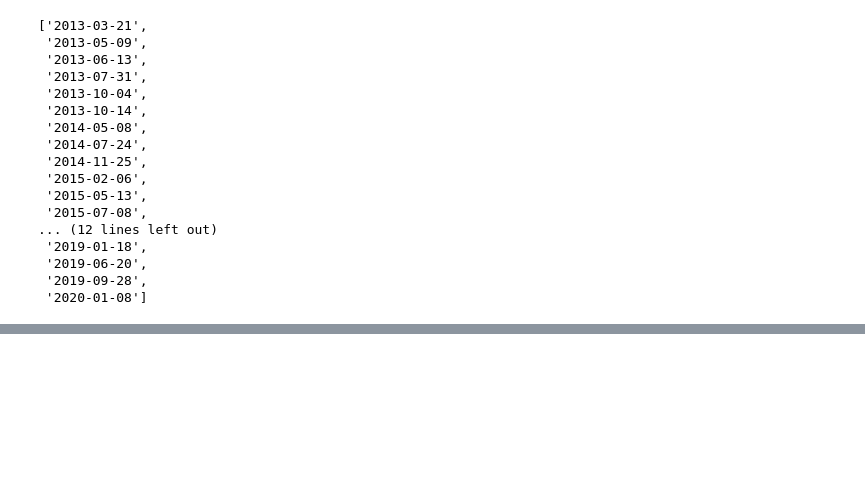
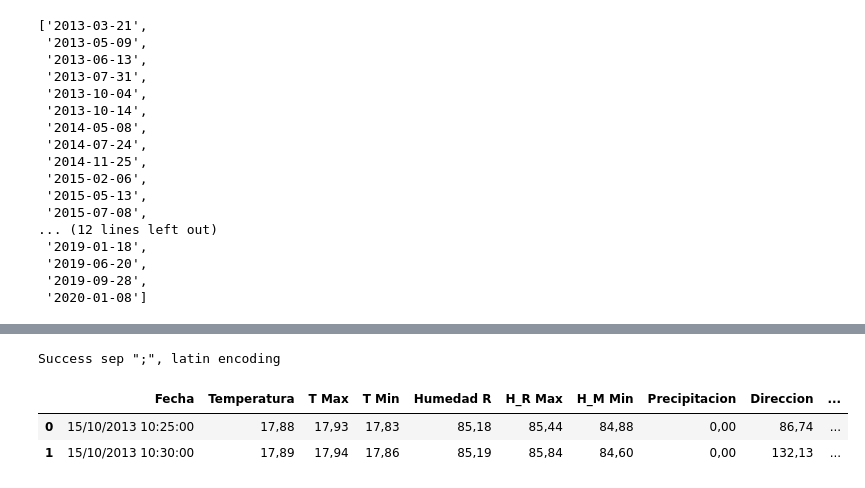
Before and after one commit to tamaramegan/frost_prediction_ml, a Jupyter notebook: Explore_data.ipynb, the cells around one changed output, grey strips where cells are left out. Drawn from its saved outputs; the diff is of its cells as text; code cells hidden in the pictures; blank space fills up the shorter version.

```diff
--- a/Explore_data.ipynb
+++ b/Explore_data.ipynb
@@ -171,3 +157,0 @@ str_dates
-# %%
-zf = zipfile.ZipFile(f'{ziplist[0]}')
-df = pd.read_csv(zf.open(zip.namelist()[0]),sep = ';')
@@ -187,0 +186,24 @@ df.head()
+# %%
+def read_meteo_csv(zf, file):
+    try:
+        df = pd.read_csv(zf.open(file),header=None, encoding = 'latin-1')
+        print('Success regular csv, no header, latin encoding')
+    except:
+        try:
+            df = pd.read_csv(zf.open(file), sep = ';', encoding = 'latin-1')
+            if len(df.columns) == 1:
+                df = df[df.columns[0]].str.split(',',expand=True)
+                df = df.iloc[1:]
+            print('Success sep ";", latin encoding')
+        except:
+            print('Failed')
+
+    ## Detect and elminate empty columns- incluiding columns with low number of values (<1% of file)
+    df = df.replace('', np.nan)
+    empty_cols = [col for col in df.columns if df[col].isnull().all() or round(df[col].isnull().value_counts()[0]/len(df[col]),2) < 0.01]
+    df.drop(empty_cols,
+        axis=1,
+        inplace=True)
+    if len(df.columns)==5:
+        df.columns = ['Date', 'Time','Variable', 'Value','type']
+    return df #print(f'file ={i}, cols = {len(df.columns)}')
@@ -187,0 +221,10 @@ df.head()
+# %%
+#10 cols
+zf = zipfile.ZipFile(f'{ziplist[0]}')
+df = read_meteo_csv(zf, files_by_date[12])
+df.head(2)
+# %% [output]
+Success sep ";", latin encoding
+|  | Fecha | Temperatura | T Max | T Min | Humedad R | H_R Max | H_M Min | Precipitacion | Direccion | ... |
+| 0 | 15/10/2013 10:25:00 | 17,88 | 17,93 | 17,83 | 85,18 | 85,44 | 84,88 | 0,00 | 86,74 | ... |
+| 1 | 15/10/2013 10:30:00 | 17,89 | 17,94 | 17,86 | 85,19 | 85,84 | 84,60 | 0,00 | 132,13 | ... |
```
Also changed, not shown: parts of 34 cells of this notebook.
